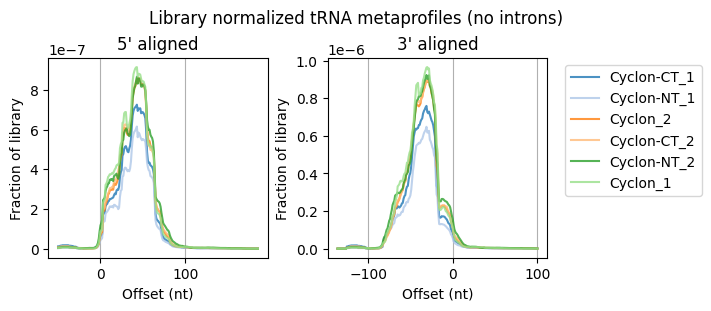
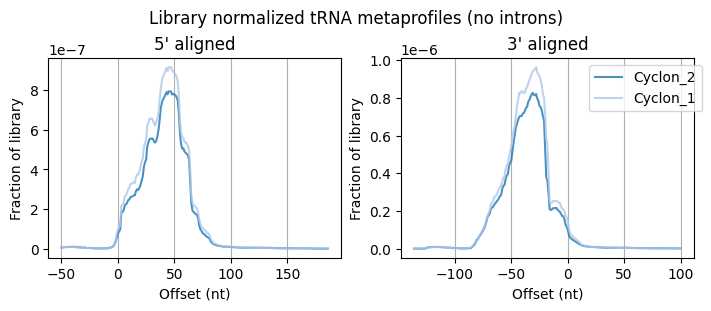
The change to this notebook cell's code, shown as a diff; its figure went from the first image to the second:
--- before
+++ after
@@ -20,2 +20,3 @@
     ax.grid(axis='x')
 plt.suptitle("Library normalized tRNA metaprofiles (no introns)")
+fig.savefig("../analysis/03_tRNA_metaprofiles.pdf")

Commit: fig update